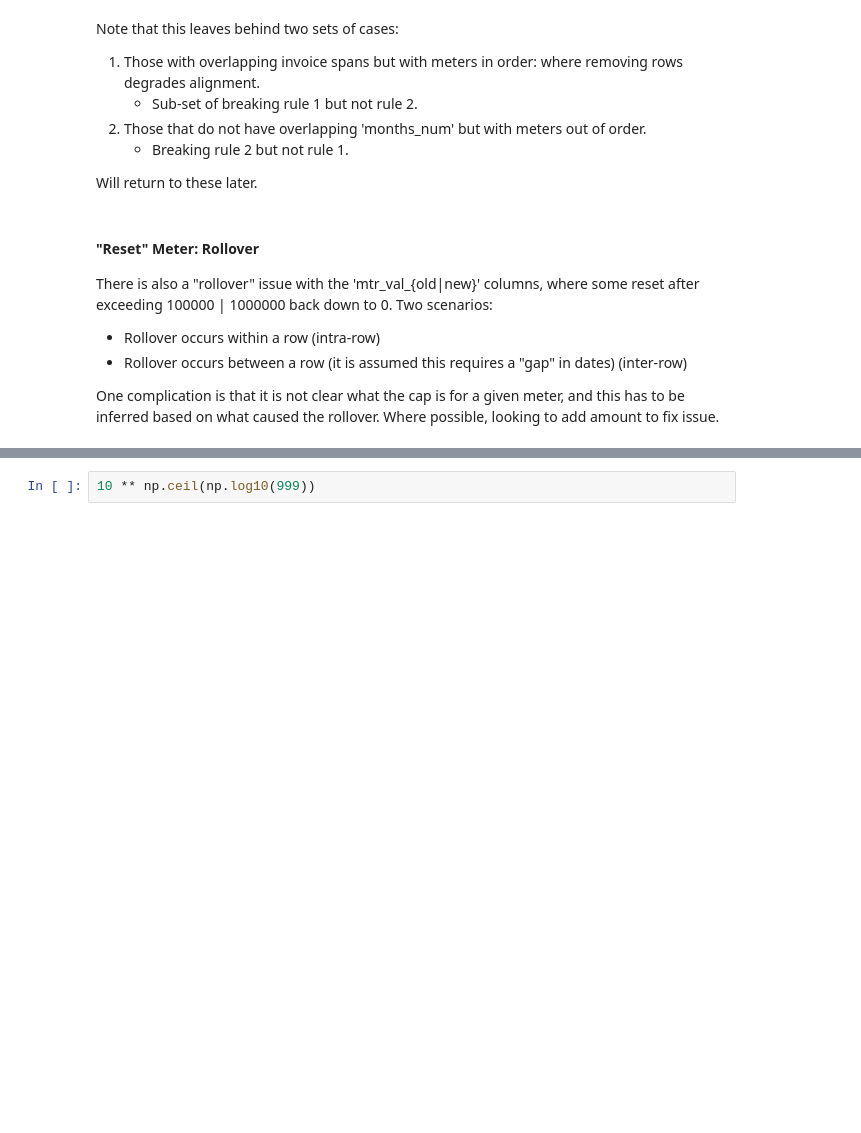
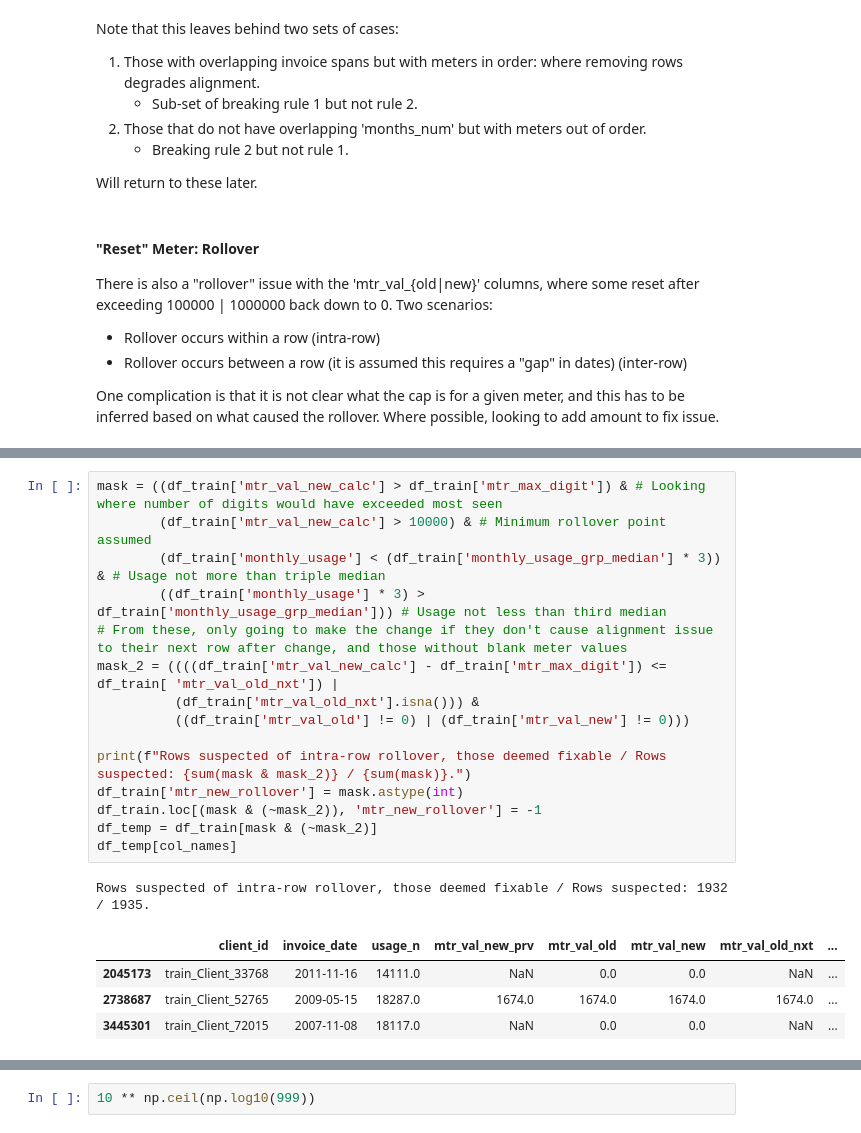
Before and after one commit to insatiablycivil/Fraud_Detection_Energy_Consumption, a Jupyter notebook: Data_Preparation.ipynb, the cells around one changed output, grey strips where cells are left out. Saved outputs shown, nothing was run; the diff lists cells and outputs as text; blank space fills up the shorter version.

```diff
--- a/Data_Preparation.ipynb
+++ b/Data_Preparation.ipynb
@@ -790,0 +790,21 @@ np.float64(1000.0)
+# %%
+mask = ((df_train['mtr_val_new_calc'] > df_train['mtr_max_digit']) & # Looking where number of digits would have exceeded most seen
+        (df_train['mtr_val_new_calc'] > 10000) & # Minimum rollover point assumed
+        (df_train['monthly_usage'] < (df_train['monthly_usage_grp_median'] * 3)) & # Usage not more than triple median
+        ((df_train['monthly_usage'] * 3) > df_train['monthly_usage_grp_median'])) # Usage not less than third median
+# From these, only going to make the change if they don't cause alignment issue to their next row after change, and those without blank meter values
+mask_2 = ((((df_train['mtr_val_new_calc'] - df_train['mtr_max_digit']) <= df_train[ 'mtr_val_old_nxt']) |
+          (df_train['mtr_val_old_nxt'].isna())) &
+          ((df_train['mtr_val_old'] != 0) | (df_train['mtr_val_new'] != 0)))
+
+print(f"Rows suspected of intra-row rollover, those deemed fixable / Rows suspected: {sum(mask & mask_2)} / {sum(mask)}.")
+df_train['mtr_new_rollover'] = mask.astype(int)
+df_train.loc[(mask & (~mask_2)), 'mtr_new_rollover'] = -1
+df_temp = df_train[mask & (~mask_2)]
+df_temp[col_names]
+# %% [output]
+Rows suspected of intra-row rollover, those deemed fixable / Rows suspected: 1932 / 1935.
+|  | client_id | invoice_date | usage_n | mtr_val_new_prv | mtr_val_old | mtr_val_new | mtr_val_old_nxt | ... |
+| 2045173 | train_Client_33768 | 2011-11-16 | 14111.0 | NaN | 0.0 | 0.0 | NaN | ... |
+| 2738687 | train_Client_52765 | 2009-05-15 | 18287.0 | 1674.0 | 1674.0 | 1674.0 | 1674.0 | ... |
+| 3445301 | train_Client_72015 | 2007-11-08 | 18117.0 | NaN | 0.0 | 0.0 | NaN | ... |
```
Also changed, not shown: parts of 32 cells of this notebook.
